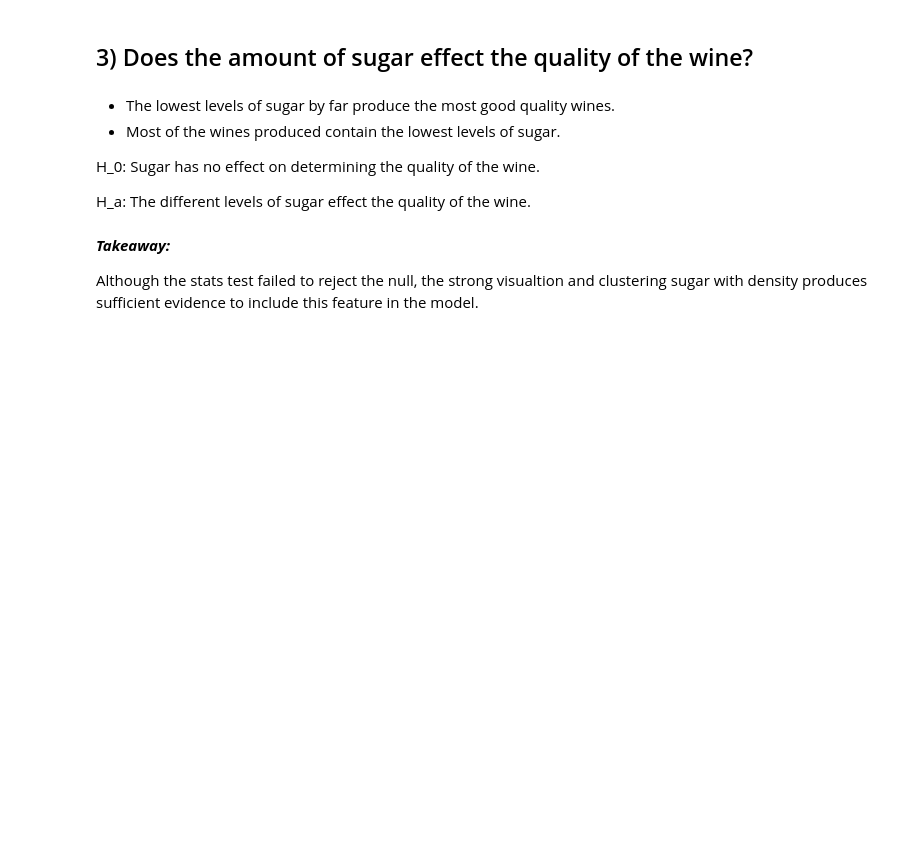
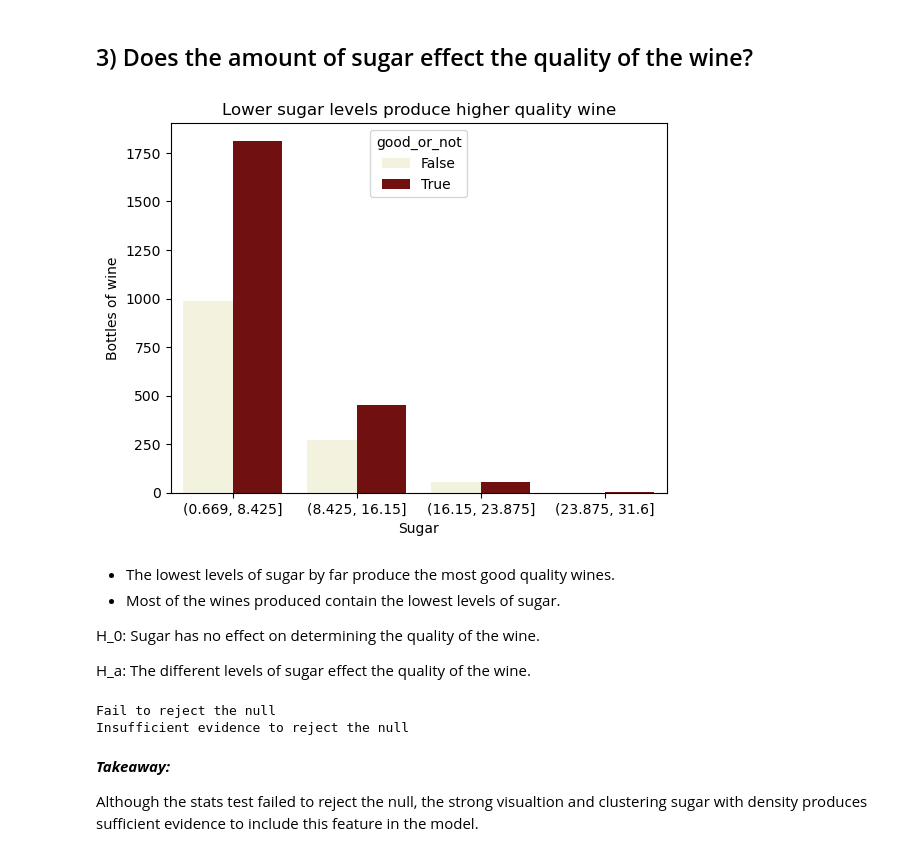
Before and after one commit to Fine-Wine/clustering-project-wine, a Jupyter notebook: clustering_project_final.ipynb, the cells around one changed output. Drawn from its saved outputs; the diff is of its cells as text; code cells hidden in the pictures; blank space fills up the shorter version.

```diff
--- a/clustering_project_final.ipynb
+++ b/clustering_project_final.ipynb
@@ -158,8 +167,10 @@ The middle levels of density produce the most good wines, but a majority of the
 ## 3) Does the amount of sugar effect the quality of the wine?
 # %%
 # Visualization to show how sugar effects the quality of the wine.
-sugar = p.sugar_visual(train)
+sugar = f.sugar_visual(train)
 sugar
+# %% [output]
+[figure, added]
 # %% [markdown]
 - The lowest levels of sugar by far produce the most good quality wines.
 - Most of the wines produced contain the lowest levels of sugar.
@@ -170,8 +181,11 @@ H_a: The different levels of sugar effect the quality of the wine.
 # %%
 # Running a one sample ttest statistical test
 #to check for correlation and have more confidence
-sugar_test = p.eval_result3(train, 'sugar')
+sugar_test = f.eval_result3(train, 'sugar')
 sugar_test
+# %% [output]
+Fail to reject the null
+Insufficient evidence to reject the null
 # %% [markdown]
 ***Takeaway:***
 
```
Also changed, not shown: parts of 17 cells of this notebook, 2 other files.
